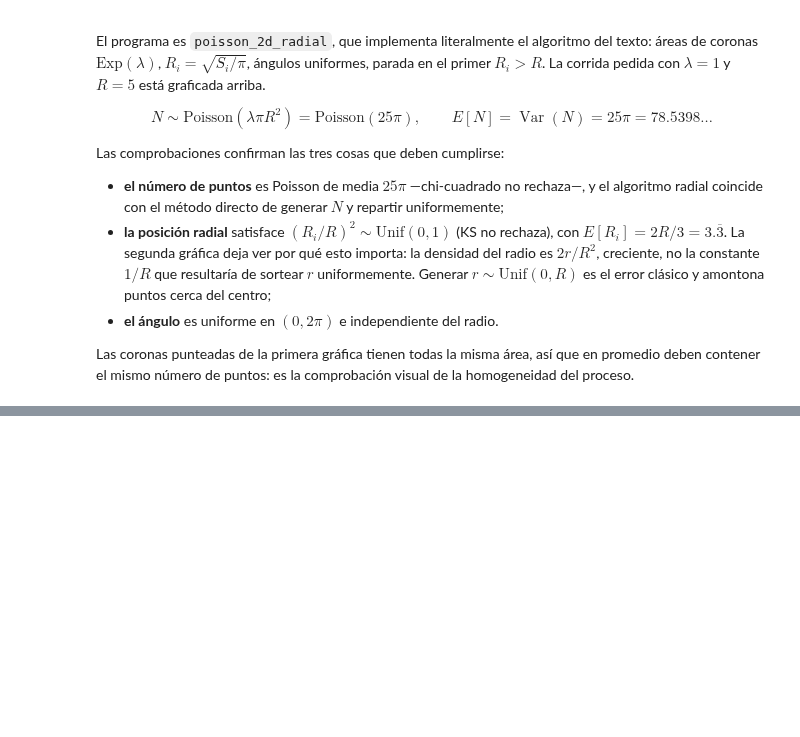
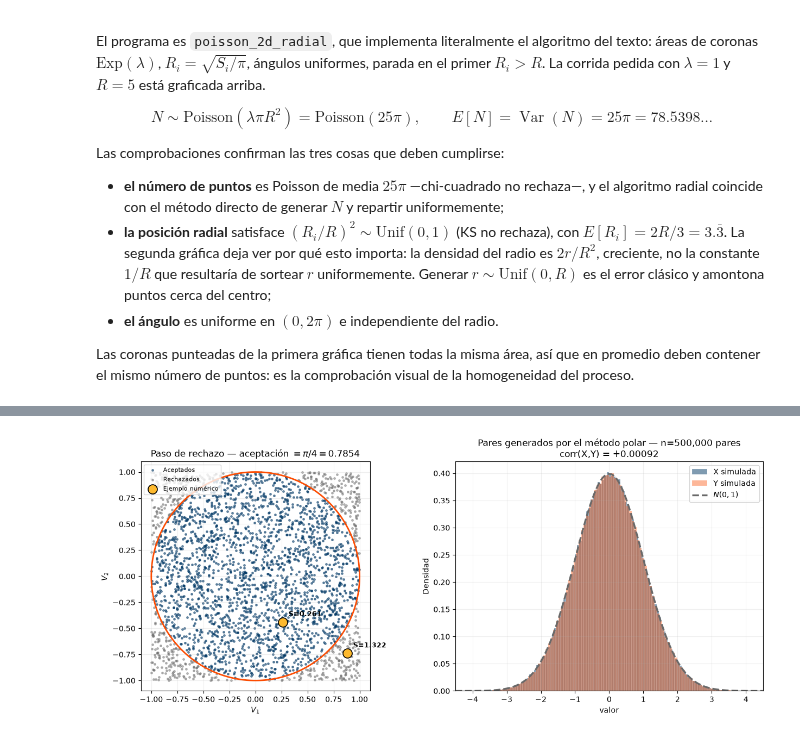
Before and after one commit to fabianpradod/mod-practica2, a Jupyter notebook: Practica_2_Generacion_de_Variables_Aleatorias_Continuas.ipynb, the cells around one changed output, grey strips where cells are left out. Saved outputs shown, nothing was run; the diff lists cells and outputs as text; code cells hidden in the pictures; blank space fills up the shorter version.

Commit message:
feat: solve exercises 9 and 10 (polar method and 2D Poisson)

```diff
--- a/Practica_2_Generacion_de_Variables_Aleatorias_Continuas.ipynb
+++ b/Practica_2_Generacion_de_Variables_Aleatorias_Continuas.ipynb
@@ -1097,0 +1221,45 @@ Las coronas punteadas de la primera gráfica tienen todas la misma área, así q
+# %%
+fig, axes = plt.subplots(1, 2, figsize=(13, 5.4))
+
+# El rechazo en el cuadrado: qué se acepta y qué no.
+ax = axes[0]
+m_vis = 3_000
+V1v = 2 * rng.random(m_vis) - 1
+V2v = 2 * rng.random(m_vis) - 1
+dentro = V1v**2 + V2v**2 <= 1
+ax.scatter(V1v[dentro], V2v[dentro], s=6, color=NAVY, alpha=.55, label="Aceptados")
+ax.scatter(V1v[~dentro], V2v[~dentro], s=6, color=GREY, alpha=.45, label="Rechazados")
+circ = np.linspace(0, 2 * math.pi, 400)
+ax.plot(np.cos(circ), np.sin(circ), color=ORANGE, linewidth=2)
+# Los dos intentos del ejemplo numérico.
+ax.scatter(ejemplo9["V1"], ejemplo9["V2"], s=150, color=YELLOW, edgecolor="black",
+           linewidth=1.2, zorder=5, label="Ejemplo numérico")
+for _, r in ejemplo9.iterrows():
+    ax.annotate(f"S={r['S']:.3f}", (r["V1"], r["V2"]), xytext=(8, 8),
+                textcoords="offset points", fontsize=9, fontweight="bold")
+ax.set_aspect("equal")
+ax.set_xlabel("$V_1$")
+ax.set_ylabel("$V_2$")
+ax.set_title(f"Paso de rechazo — aceptación $=\\pi/4={math.pi/4:.4f}$")
+ax.legend(fontsize=8, loc="upper left")
+ax.grid(alpha=.2)
+
+# El par generado es normal bivariado estándar.
+ax = axes[1]
+ax.hist(X9, bins=140, density=True, color=NAVY, alpha=.5, edgecolor="white",
+        linewidth=.3, label="X simulada")
+ax.hist(Y9, bins=140, density=True, color=ORANGE, alpha=.4, edgecolor="white",
+        linewidth=.3, label="Y simulada")
+xs = np.linspace(-4.5, 4.5, 500)
+ax.plot(xs, stats.norm.pdf(xs), color=GREY, linewidth=2.4, linestyle="--", label="$N(0,1)$")
+ax.set_xlim(-4.5, 4.5)
+ax.set_xlabel("valor")
+ax.set_ylabel("Densidad")
+ax.set_title(f"Pares generados por el método polar — n={N9:,} pares\n"
+             f"corr(X,Y) = {np.corrcoef(X9, Y9)[0,1]:+.5f}")
+ax.legend()
+ax.grid(alpha=.2)
+plt.tight_layout()
+plt.show()
+# %% [output]
+[figure, added]
```
Also changed, not shown: parts of 9 cells of this notebook.
